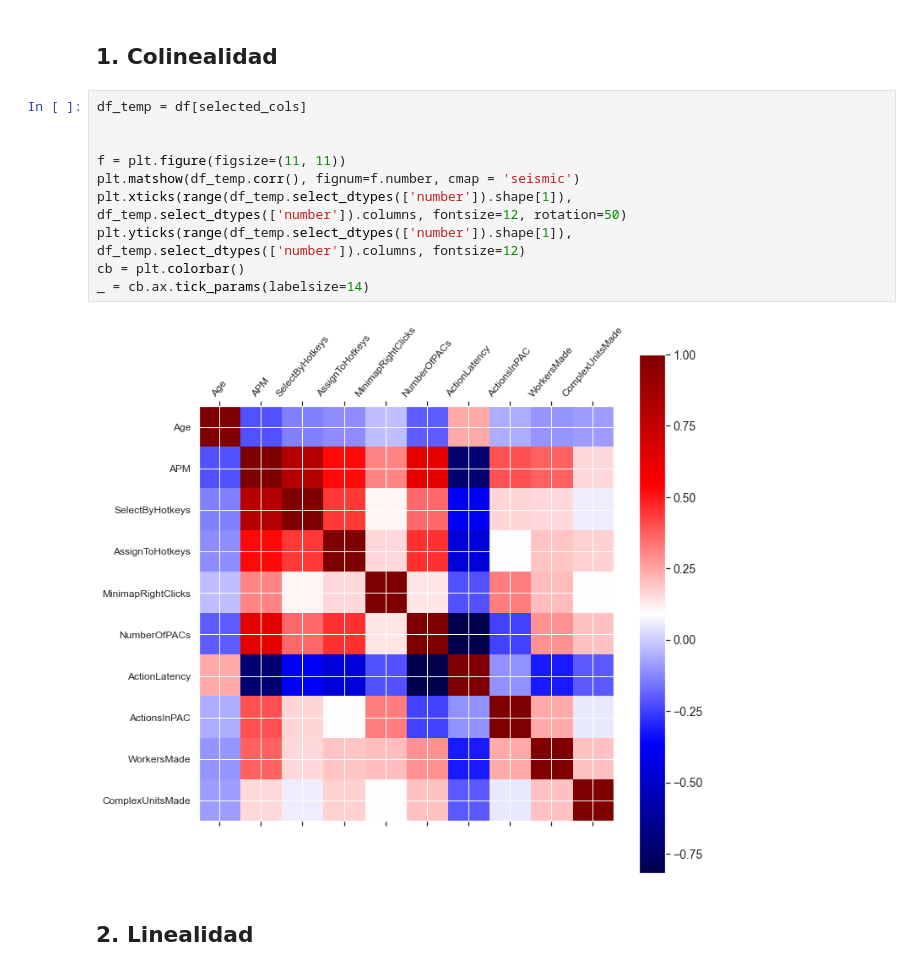
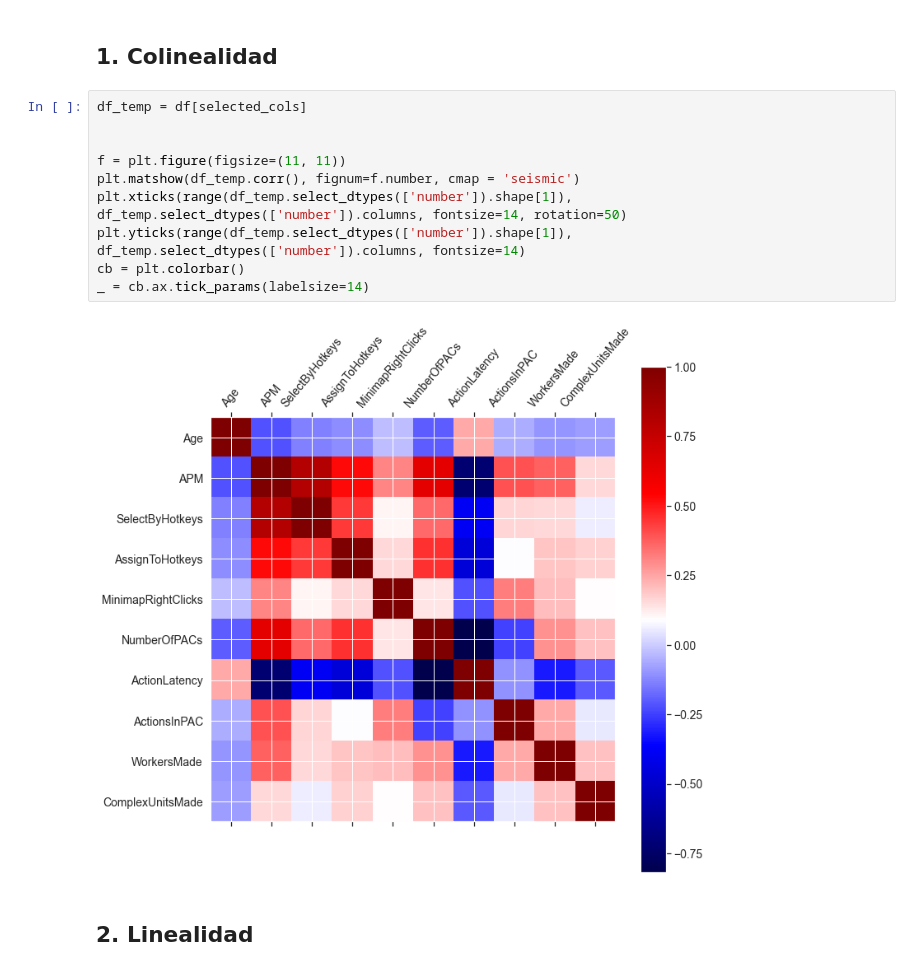
Before and after one commit to mg-torres/lab3BI, a Jupyter notebook: Lab3.ipynb, the cells around one changed output. Drawn from its saved outputs; the diff is of its cells as text.

```diff
--- a/Lab3.ipynb
+++ b/Lab3.ipynb
@@ -365,15 +370,15 @@ pd.DataFrame({'columns':selected_cols, 'coef':pipeline['model'].coef_})
 # %%
 df_temp = df[selected_cols]
 
 
 f = plt.figure(figsize=(11, 11))
 plt.matshow(df_temp.corr(), fignum=f.number, cmap = 'seismic')
-plt.xticks(range(df_temp.select_dtypes(['number']).shape[1]), df_temp.select_dtypes(['number']).columns, fontsize=12, rotation=50)
-plt.yticks(range(df_temp.select_dtypes(['number']).shape[1]), df_temp.select_dtypes(['number']).columns, fontsize=12)
+plt.xticks(range(df_temp.select_dtypes(['number']).shape[1]), df_temp.select_dtypes(['number']).columns, fontsize=14, rotation=50)
+plt.yticks(range(df_temp.select_dtypes(['number']).shape[1]), df_temp.select_dtypes(['number']).columns, fontsize=14)
 cb = plt.colorbar()
 _ = cb.ax.tick_params(labelsize=14)
 # %% [output]
-[figure, old version]
+[figure, new version]
 # %% [markdown]
 ## 2. Linealidad
 # %%
```
Also changed, not shown: parts of 8 cells of this notebook, 1 other file.
